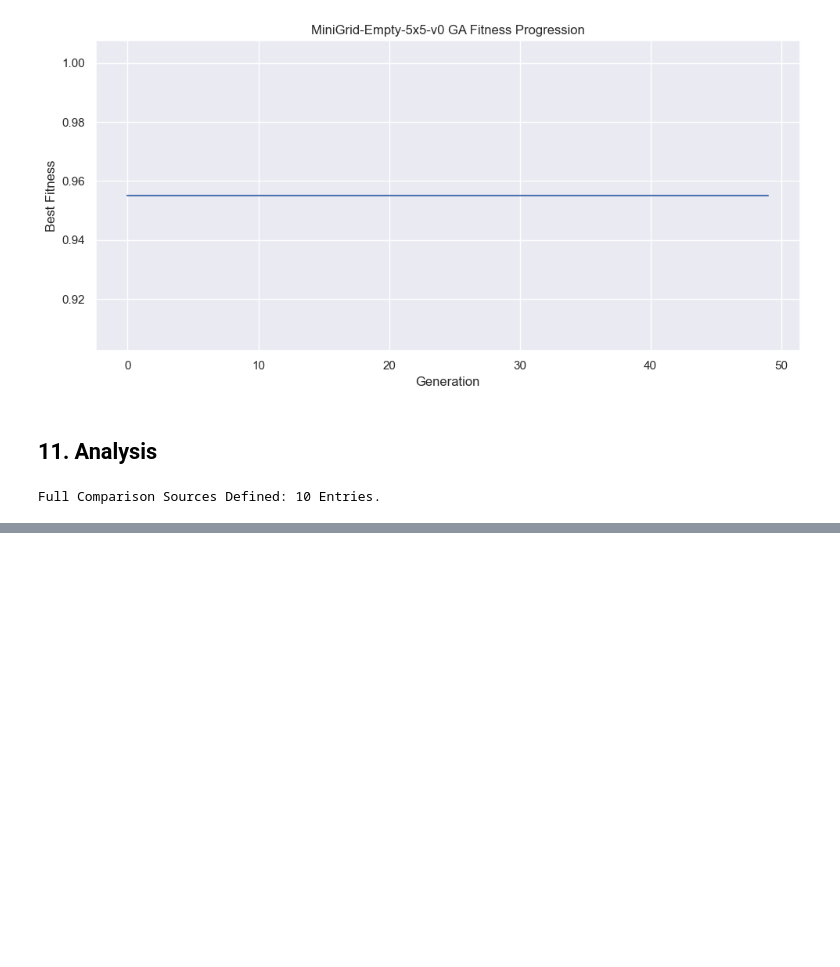
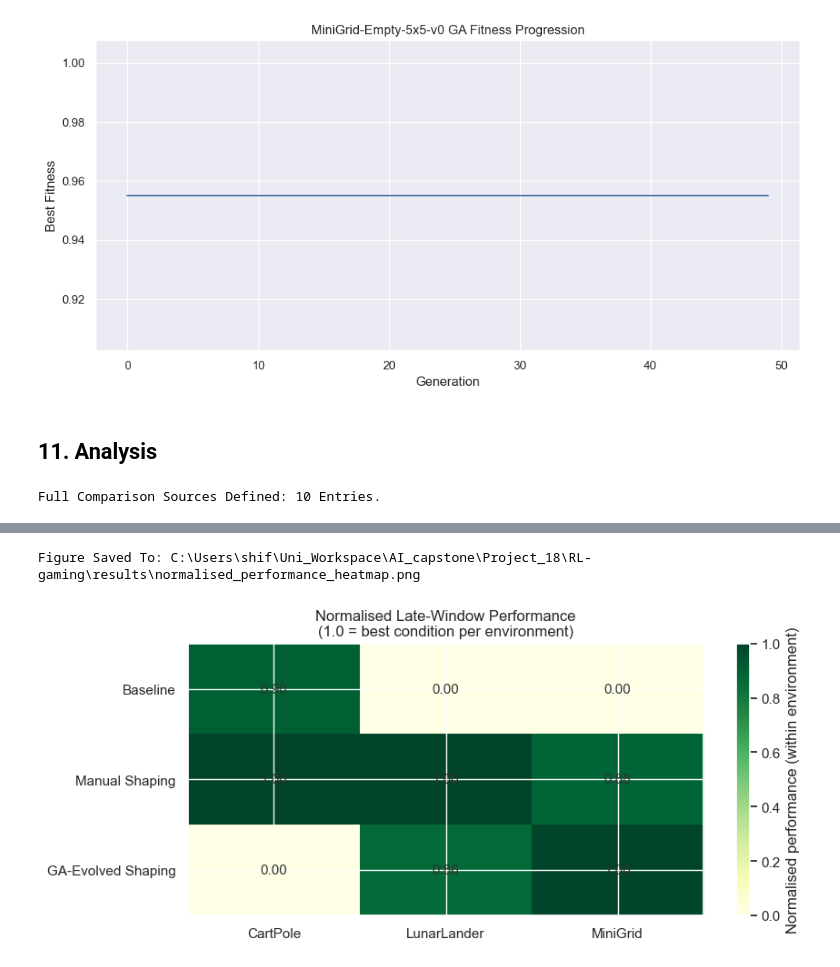
Before and after one commit to toms55/RL-gaming, a Jupyter notebook: notebooks/baseline_rl.ipynb, the cells around one changed output, grey strips where cells are left out. Drawn from its saved outputs; the diff is of its cells as text; code cells hidden in the pictures; blank space fills up the shorter version.

```diff
--- a/notebooks/baseline_rl.ipynb
+++ b/notebooks/baseline_rl.ipynb
@@ -3367,0 +3508,62 @@ def compare_conditions(env_id, agent_a, agent_b, label_a, label_b):
+# %%
+def plot_normalised_heatmap(comparison_df):
+    """
+    Heatmap of late-window mean reward normalised within each environment (0-1).
+    Allows cross-environment comparison despite different reward scales.
+    Rows = conditions, columns = environments.
+    """
+    conditions   = ['Baseline', 'Manual Shaping', 'GA-Evolved Shaping']
+    environments = comparison_df['Environment'].unique()
+    env_labels   = {
+        'CartPole-v1':           'CartPole',
+        'LunarLander-v3':        'LunarLander',
+        'MiniGrid-Empty-5x5-v0': 'MiniGrid',
+    }
+
+    # Build matrix — NaN where condition not yet available
+    matrix = np.full((len(conditions), len(environments)), np.nan)
+    for j, env in enumerate(environments):
+        env_rows = comparison_df[comparison_df['Environment'] == env]
+        col_vals = []
+        for condition in conditions:
+            row = env_rows[env_rows['Condition'] == condition]
+            col_vals.append(row['Mean (late)'].values[0] if not row.empty else np.nan)
+
+        # Normalise within environment
+        finite = [v for v in col_vals if not np.isnan(v)]
+        lo, hi = (min(finite), max(finite)) if len(finite) > 1 else (0, 1)
+        for i, v in enumerate(col_vals):
+            matrix[i, j] = (v - lo) / (hi - lo) if (hi - lo) > 0 and not np.isnan(v) else np.nan
+
+    fig, ax = plt.subplots(figsize=(9, 4))
+    masked  = np.ma.masked_invalid(matrix)
+    im      = ax.imshow(masked, cmap='YlGn', aspect='auto', vmin=0, vmax=1)
+
+    ax.set_xticks(range(len(environments)))
+    ax.set_xticklabels([env_labels.get(e, e) for e in environments], fontsize=11)
+    ax.set_yticks(range(len(conditions)))
+    ax.set_yticklabels(conditions, fontsize=11)
+    ax.set_title('Normalised Late-Window Performance\n(1.0 = best condition per environment)',
+                 fontsize=12)
+
+    # Annotate cells
+    for i in range(len(conditions)):
+        for j in range(len(environments)):
+            val = matrix[i, j]
+            txt = f'{val:.2f}' if not np.isnan(val) else 'n/a'
+            ax.text(j, i, txt, ha='center', va='center',
+                    fontsize=11, color='0.2' if not np.isnan(val) else '0.5')
+
+    plt.colorbar(im, ax=ax, label='Normalised performance (within environment)')
+    plt.tight_layout()
+
+    filename = os.path.join(RESULTS_DIRECTORY, 'normalised_performance_heatmap.png')
+    fig.savefig(filename, dpi=150, bbox_inches='tight')
+    print(f'Figure Saved To: {filename}')
+    plt.show()
+
+
+plot_normalised_heatmap(comparison_df)
+# %% [output]
+Figure Saved To: C:\Users\shif\Uni_Workspace\AI_capstone\Project_18\RL-gaming\results\normalised_performance_heatmap.png
+[figure, added]
```
Also changed, not shown: parts of 10 cells of this notebook, 4 other files.
